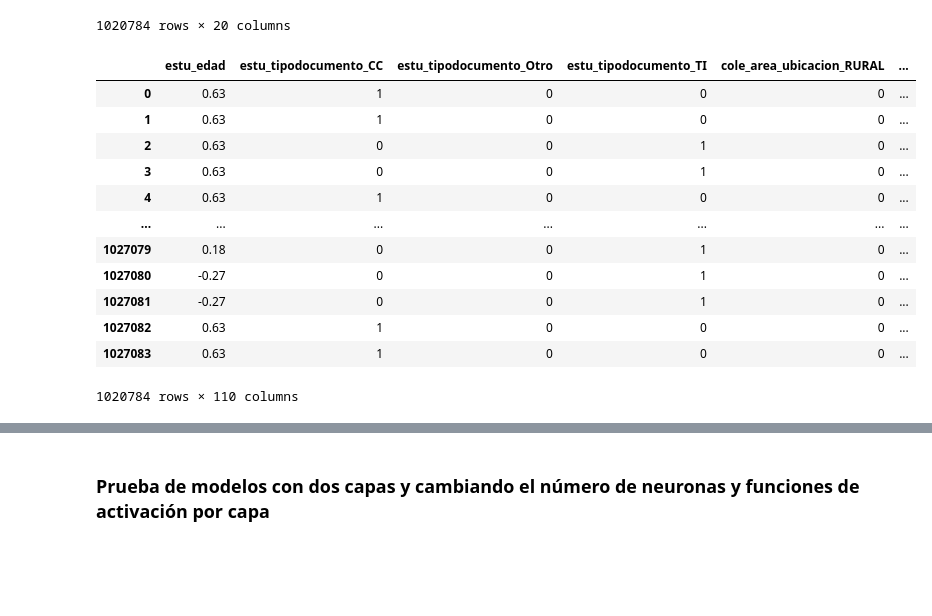
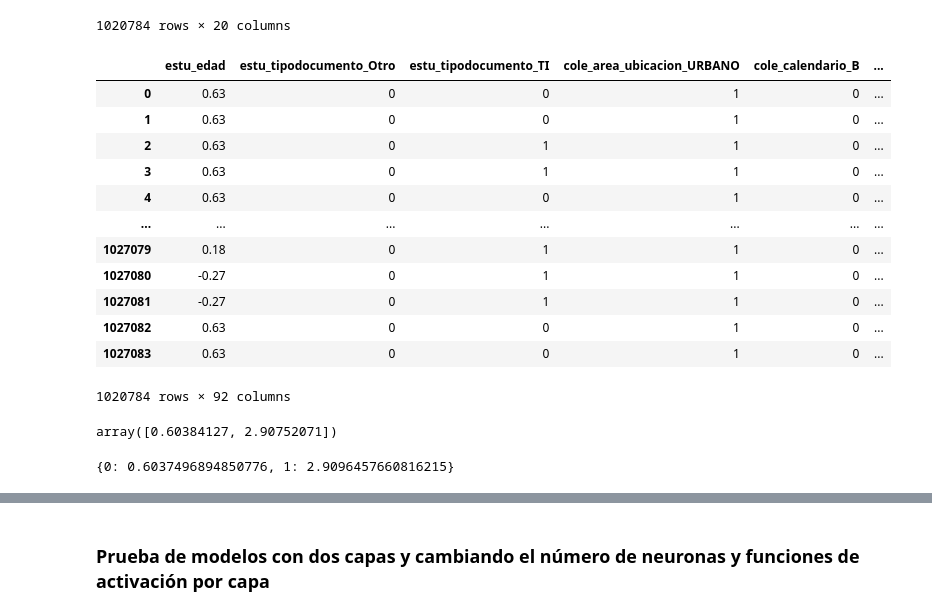
Before and after one commit to jczv24/Proyecto-2, a Jupyter notebook: fuentes_de_modelizacion.ipynb, the cells around one changed output, grey strips where cells are left out. Saved outputs shown, nothing was run; the diff lists cells and outputs as text; code cells hidden in the pictures; blank space fills up the shorter version.

Commit message:
Pruebas con class_weights para balancear las clases

```diff
--- a/fuentes_de_modelizacion.ipynb
+++ b/fuentes_de_modelizacion.ipynb
@@ -353,24 +353,24 @@ datos_modelo
 y = datos_modelo['Ingresa']
 datos_X = datos_modelo.drop(columns=['Ingresa'])
 # %%
-X = pd.get_dummies(datos_X, drop_first = False, dtype = int)
-dump(X.columns.to_list(), 'X_columns.pkl')
+X = pd.get_dummies(datos_X, drop_first = True, dtype = int)
+#dump(X.columns.to_list(), 'X_columns.pkl')
 
 X
 # %% [output]
-|  | estu_edad | estu_tipodocumento_CC | estu_tipodocumento_Otro | estu_tipodocumento_TI | cole_area_ubicacion_RURAL | ... |
-| 0 | 0.63 | 1 | 0 | 0 | 0 | ... |
-| 1 | 0.63 | 1 | 0 | 0 | 0 | ... |
-| 2 | 0.63 | 0 | 0 | 1 | 0 | ... |
-| 3 | 0.63 | 0 | 0 | 1 | 0 | ... |
-| 4 | 0.63 | 1 | 0 | 0 | 0 | ... |
+|  | estu_edad | estu_tipodocumento_Otro | estu_tipodocumento_TI | cole_area_ubicacion_URBANO | cole_calendario_B | ... |
+| 0 | 0.63 | 0 | 0 | 1 | 0 | ... |
+| 1 | 0.63 | 0 | 0 | 1 | 0 | ... |
+| 2 | 0.63 | 0 | 1 | 1 | 0 | ... |
+| 3 | 0.63 | 0 | 1 | 1 | 0 | ... |
+| 4 | 0.63 | 0 | 0 | 1 | 0 | ... |
 | ... | ... | ... | ... | ... | ... | ... |
-| 1027079 | 0.18 | 0 | 0 | 1 | 0 | ... |
-| 1027080 | -0.27 | 0 | 0 | 1 | 0 | ... |
-| 1027081 | -0.27 | 0 | 0 | 1 | 0 | ... |
-| 1027082 | 0.63 | 1 | 0 | 0 | 0 | ... |
-| 1027083 | 0.63 | 1 | 0 | 0 | 0 | ... |
+| 1027079 | 0.18 | 0 | 1 | 1 | 0 | ... |
+| 1027080 | -0.27 | 0 | 1 | 1 | 0 | ... |
+| 1027081 | -0.27 | 0 | 1 | 1 | 0 | ... |
+| 1027082 | 0.63 | 0 | 0 | 1 | 0 | ... |
+| 1027083 | 0.63 | 0 | 0 | 1 | 0 | ... |
-1020784 rows × 110 columns
+1020784 rows × 92 columns
 # %%
 #y = datos_modelo2[['desemp_Bajo', 'desemp_Medio', 'desemp_Alto']]
 #X = datos_modelo2.drop(['desemp_Bajo', 'desemp_Medio', 'desemp_Alto'], axis=1)
@@ -380,5 +378,31 @@ y
+# %%
+import numpy as np
+from sklearn.utils.class_weight import compute_class_weight
+
+compute_class_weight(class_weight="balanced", classes=np.unique(y), y=y)
+# %% [output]
+array([0.60384127, 2.90752071])
 # %%
 X_train, X_test, y_train, y_test = train_test_split(X, y, test_size=0.2, random_state=42)
+# %%
+from sklearn.utils import class_weight
+import numpy as np
+
+# Asegúrate de que y_train sea un array plano (no one-hot)
+y_train_np = np.array(y_train)
+
+# Calcula los pesos de clase
+class_weights = class_weight.compute_class_weight(
+    class_weight='balanced',
+    classes=np.unique(y_train_np),
+    y=y_train_np
+)
+
+# Lo convierte a diccionario: {0: peso_0, 1: peso_1}
+class_weights_dict = dict(enumerate(class_weights))
+print(class_weights_dict)
+# %% [output]
+{0: 0.6037496894850776, 1: 2.9096457660816215}
 # %%
 def train_model(parameters, train_X, train_y, test_X, test_y, experiment_name, early_stop):
 
```
Also changed, not shown: parts of 4 cells of this notebook.
